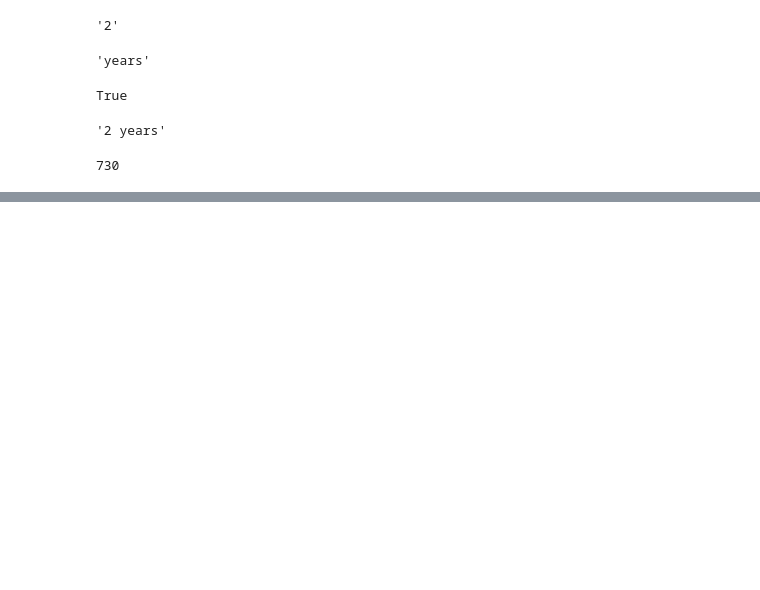
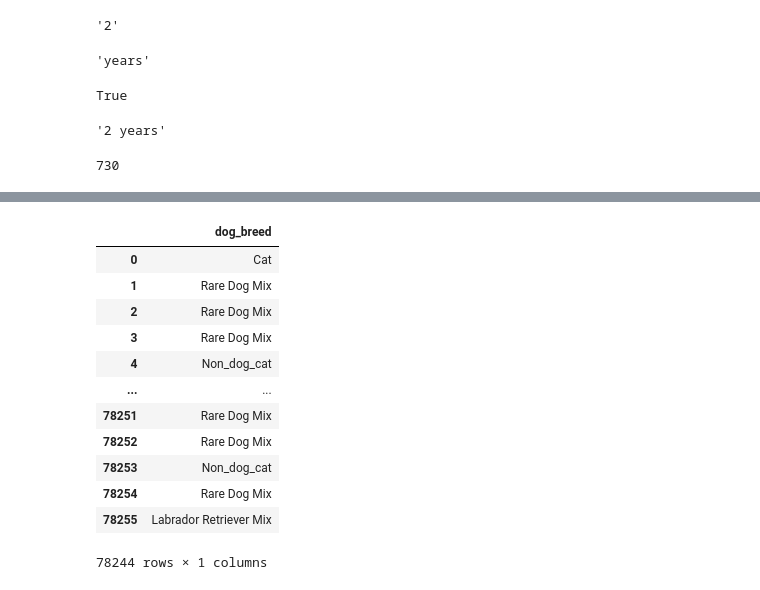
Before and after one commit to urenajose/DS-Unit-2-Applied-Modeling, a Jupyter notebook: DS_Unit_231_ACC_Shelter_Dataset.ipynb, the cells around one changed output, grey strips where cells are left out. Cells and saved outputs as stored; diff of their text form; code cells hidden in the pictures; blank space fills up the shorter version.

```diff
--- a/DS_Unit_231_ACC_Shelter_Dataset.ipynb
+++ b/DS_Unit_231_ACC_Shelter_Dataset.ipynb
@@ -327,0 +431,2 @@ Name: date_of_birth, Length: 78256, dtype: datetime64[ns]
+# %%
+df_shelter.loc[~my_dog, 'dog_breed'] = 'Non_dog_cat'
@@ -327,0 +474,16 @@ Name: date_of_birth, Length: 78256, dtype: datetime64[ns]
+# %%
+df_shelter.iloc[:,-1:]
+# %% [output]
+|  | dog_breed |
+| 0 | Cat |
+| 1 | Rare Dog Mix |
+| 2 | Rare Dog Mix |
+| 3 | Rare Dog Mix |
+| 4 | Non_dog_cat |
+| ... | ... |
+| 78251 | Rare Dog Mix |
+| 78252 | Rare Dog Mix |
+| 78253 | Non_dog_cat |
+| 78254 | Rare Dog Mix |
+| 78255 | Labrador Retriever Mix |
+78244 rows × 1 columns
```
Also changed, not shown: parts of 91 cells of this notebook.
